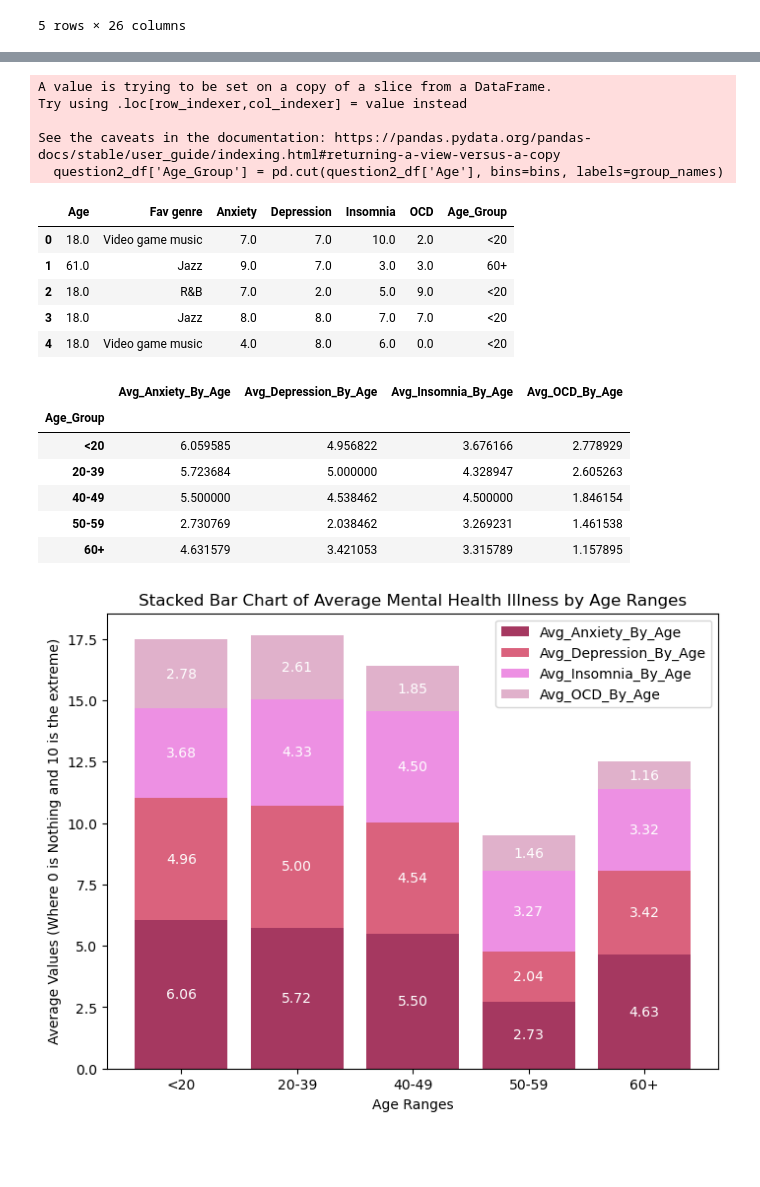
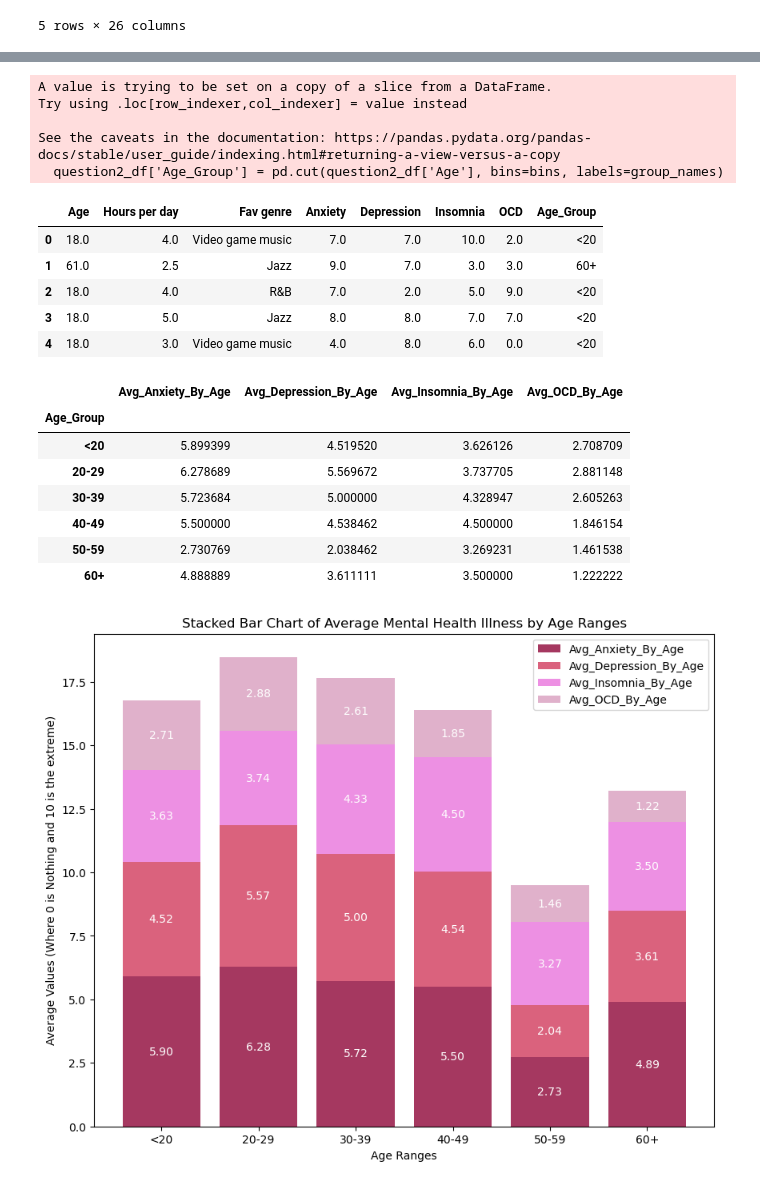
Before and after one commit to TheWizler/project1_group_10, a Jupyter notebook: Elizabeth's_work/question_2_clean.ipynb, the cells around one changed output, grey strips where cells are left out. Cells and saved outputs as stored; diff of their text form; code cells hidden in the pictures; blank space fills up the shorter version.

```diff
--- a/Elizabeth's_work/question_2_clean.ipynb
+++ b/Elizabeth's_work/question_2_clean.ipynb
@@ -28,6 +30,6 @@ array([18., 61., 21., 19., 17., 16., 15., 14., 20., 26., 23., 37., 36.,
 # %%
 # Make a new DF with the columns need it for question 2
-cols = ["Age", "Fav genre", "Anxiety", "Depression", "Insomnia","OCD"]
+cols = ["Age", "Hours per day", "Fav genre", "Anxiety", "Depression", "Insomnia", "OCD"]
 
 question2_df = df_new[cols]
 question2_df.head()
@@ -43,7 +45,7 @@ question2_cleaned_df = question2_df.copy()
 # %%
 # Define the bin edges for age groups
-bins = [0, 30, 40, 50, 60, 100]
-group_names = ['<20', '20-39', '40-49', '50-59', '60+']
+bins = [0, 20, 30, 40, 50, 60, 100]
+group_names = ['<20', '20-29', '30-39', '40-49', '50-59', '60+']
 # %%
 # Create a new column in the DataFrame with age groups
 question2_df['Age_Group'] = pd.cut(question2_df['Age'], bins=bins, labels=group_names)
@@ -54,12 +56,12 @@ Try using .loc[row_indexer,col_indexer] = value instead
 
 See the caveats in the documentation: https://pandas.pydata.org/pandas-docs/stable/user_guide/indexing.html#returning-a-view-versus-a-copy
   question2_df['Age_Group'] = pd.cut(question2_df['Age'], bins=bins, labels=group_names)
-|  | Age | Fav genre | Anxiety | Depression | Insomnia | OCD | Age_Group |
-| 0 | 18.0 | Video game music | 7.0 | 7.0 | 10.0 | 2.0 | <20 |
-| 1 | 61.0 | Jazz | 9.0 | 7.0 | 3.0 | 3.0 | 60+ |
-| 2 | 18.0 | R&B | 7.0 | 2.0 | 5.0 | 9.0 | <20 |
-| 3 | 18.0 | Jazz | 8.0 | 8.0 | 7.0 | 7.0 | <20 |
-| 4 | 18.0 | Video game music | 4.0 | 8.0 | 6.0 | 0.0 | <20 |
+|  | Age | Hours per day | Fav genre | Anxiety | Depression | Insomnia | OCD | Age_Group |
+| 0 | 18.0 | 4.0 | Video game music | 7.0 | 7.0 | 10.0 | 2.0 | <20 |
+| 1 | 61.0 | 2.5 | Jazz | 9.0 | 7.0 | 3.0 | 3.0 | 60+ |
+| 2 | 18.0 | 4.0 | R&B | 7.0 | 2.0 | 5.0 | 9.0 | <20 |
+| 3 | 18.0 | 5.0 | Jazz | 8.0 | 8.0 | 7.0 | 7.0 | <20 |
+| 4 | 18.0 | 3.0 | Video game music | 4.0 | 8.0 | 6.0 | 0.0 | <20 |
 # %%
 #  Calculate averages for age group.
 anxiety_range_avg = question2_df.groupby(["Age_Group"])["Anxiety"].mean()
@@ -79,37 +81,38 @@ MI_AGE_AVR
 # %% [output]
 |  | Avg_Anxiety_By_Age | Avg_Depression_By_Age | Avg_Insomnia_By_Age | Avg_OCD_By_Age |
 | Age_Group |  |  |  |  |
-| <20 | 6.059585 | 4.956822 | 3.676166 | 2.778929 |
-| 20-39 | 5.723684 | 5.000000 | 4.328947 | 2.605263 |
+| <20 | 5.899399 | 4.519520 | 3.626126 | 2.708709 |
+| 20-29 | 6.278689 | 5.569672 | 3.737705 | 2.881148 |
+| 30-39 | 5.723684 | 5.000000 | 4.328947 | 2.605263 |
 | 40-49 | 5.500000 | 4.538462 | 4.500000 | 1.846154 |
 | 50-59 | 2.730769 | 2.038462 | 3.269231 | 1.461538 |
-| 60+ | 4.631579 | 3.421053 | 3.315789 | 1.157895 |
+| 60+ | 4.888889 | 3.611111 | 3.500000 | 1.222222 |
 # %%
 # Create a stacked bar plot to compare the age group with the Mental Illness
 categories = MI_AGE_AVR.index
 data = MI_AGE_AVR.values.T
 
-plt.figure(figsize=(8, 6))
+plt.figure(figsize=(10, 8))
 bar1 = plt.bar(categories, data[0], label="Avg_Anxiety_By_Age", color="#A53860")
 bar2 = plt.bar(categories, data[1], bottom=data[0], label="Avg_Depression_By_Age", color="#DA627D")
 bar3 = plt.bar(categories, data[2], bottom=data[0] + data[1], label="Avg_Insomnia_By_Age", color="#ED90E3")
 bar4 = plt.bar(categories, data[3], bottom=data[0] + data[1] + data[2], label="Avg_OCD_By_Age", color="#E0B1CB")
 
 for i, bars in enumerate([bar1, bar2, bar3, bar4]):
     for bar in bars:
         height = bar.get_height()
         idx = bars.index(bar)
         if i == 0:
             plt.text(bar.get_x() + bar.get_width() / 2, height / 2, f"{height:.2f}", ha='center', va='center', color='white')
         else:
             cumulative_height = sum(data[j][idx] for j in range(i)) + height / 2
             plt.text(bar.get_x() + bar.get_width() / 2, cumulative_height, f'{height:.2f}', ha='center', va='center', color='white')
 
 plt.xlabel("Age Ranges")
 plt.ylabel("Average Values (Where 0 is Nothing and 10 is the extreme)")
 plt.title("Stacked Bar Chart of Average Mental Health Illness by Age Ranges")
 plt.legend()
 plt.show()
 # %% [output]
-[figure, old version]
+[figure, new version]
 # %%
```
Also changed, not shown: parts of 16 cells of this notebook, 3 other files.
